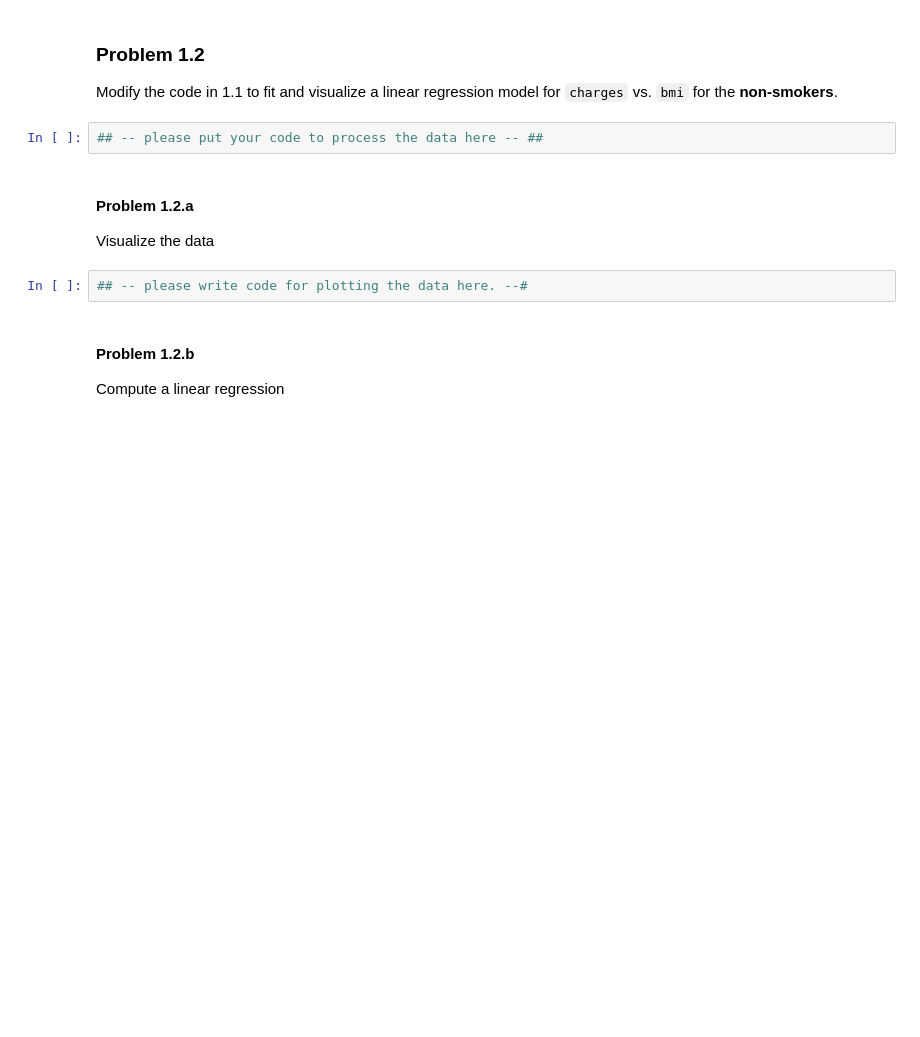
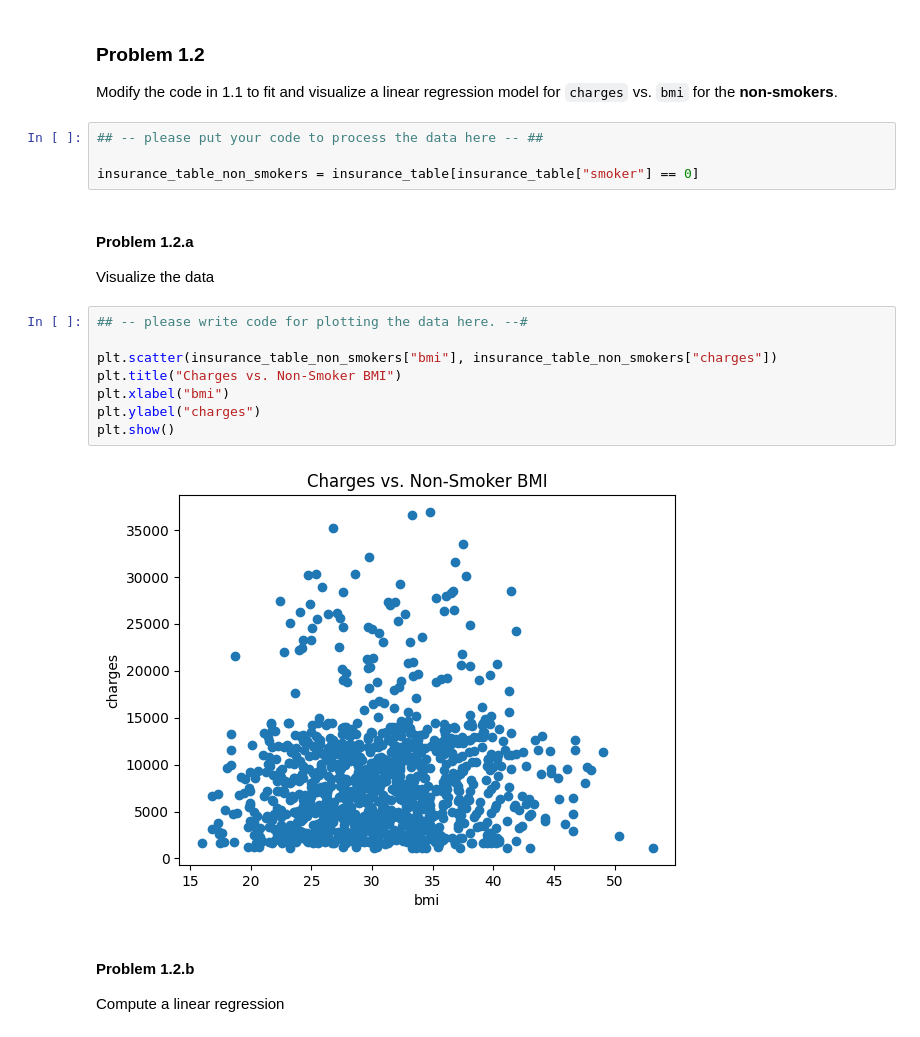
Before and after one commit to BuweiChen/snds265, a Jupyter notebook: assn1/assn1.ipynb, the cells around one changed output. Saved outputs shown, nothing was run; the diff lists cells and outputs as text; blank space fills up the shorter version.

```diff
--- a/assn1/assn1.ipynb
+++ b/assn1/assn1.ipynb
@@ -217,12 +217,22 @@ plt.show()
 Modify the code in 1.1 to fit and visualize a linear regression model for `charges` vs. `bmi` for the **non-smokers**.
 # %%
 ## -- please put your code to process the data here -- ##
+
+insurance_table_non_smokers = insurance_table[insurance_table["smoker"] == 0]
 # %% [markdown]
 #### Problem 1.2.a
 
 Visualize the data
 # %%
 ## -- please write code for plotting the data here. --#
+
+plt.scatter(insurance_table_non_smokers["bmi"], insurance_table_non_smokers["charges"])
+plt.title("Charges vs. Non-Smoker BMI")
+plt.xlabel("bmi")
+plt.ylabel("charges")
+plt.show()
+# %% [output]
+[figure, added]
 # %% [markdown]
 #### Problem 1.2.b
 
```
Also changed, not shown: parts of 28 cells of this notebook.
